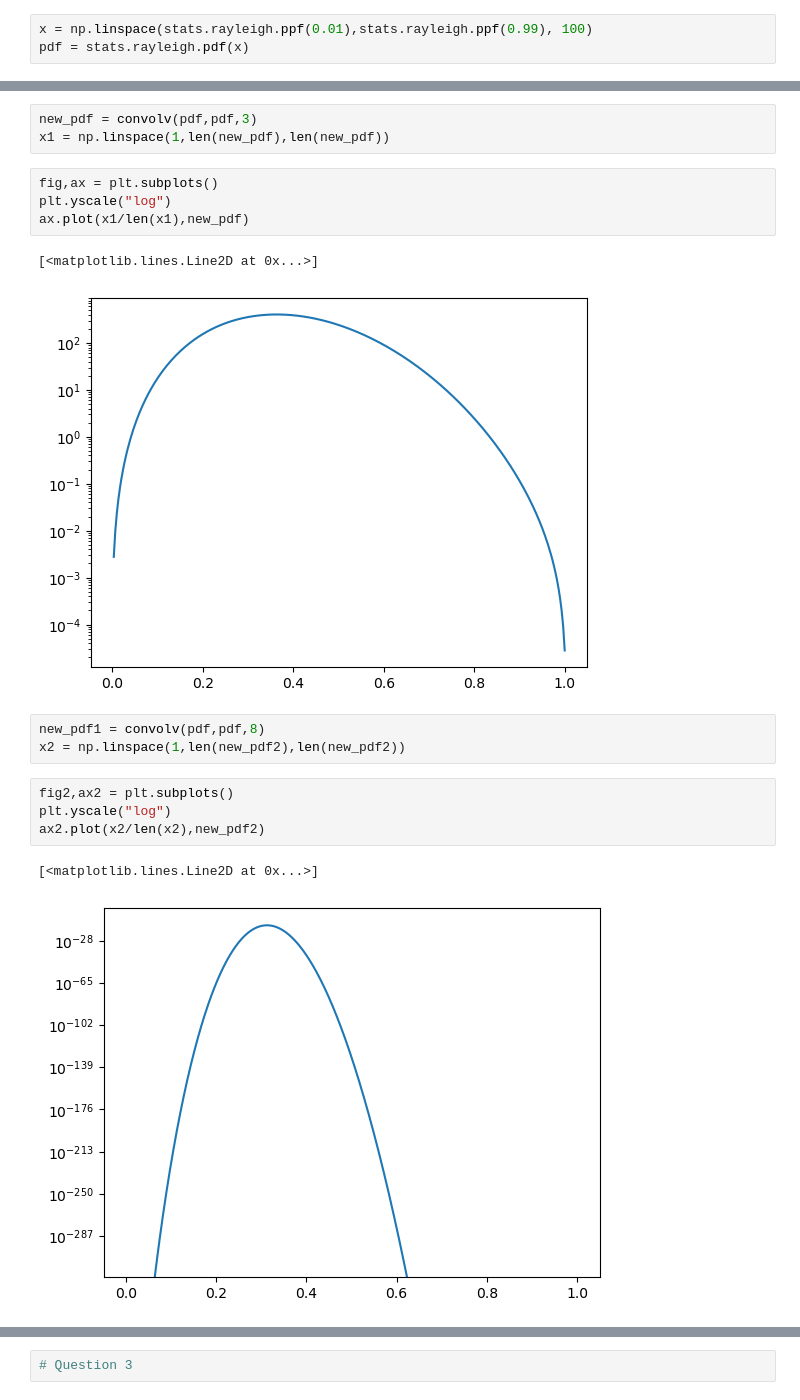
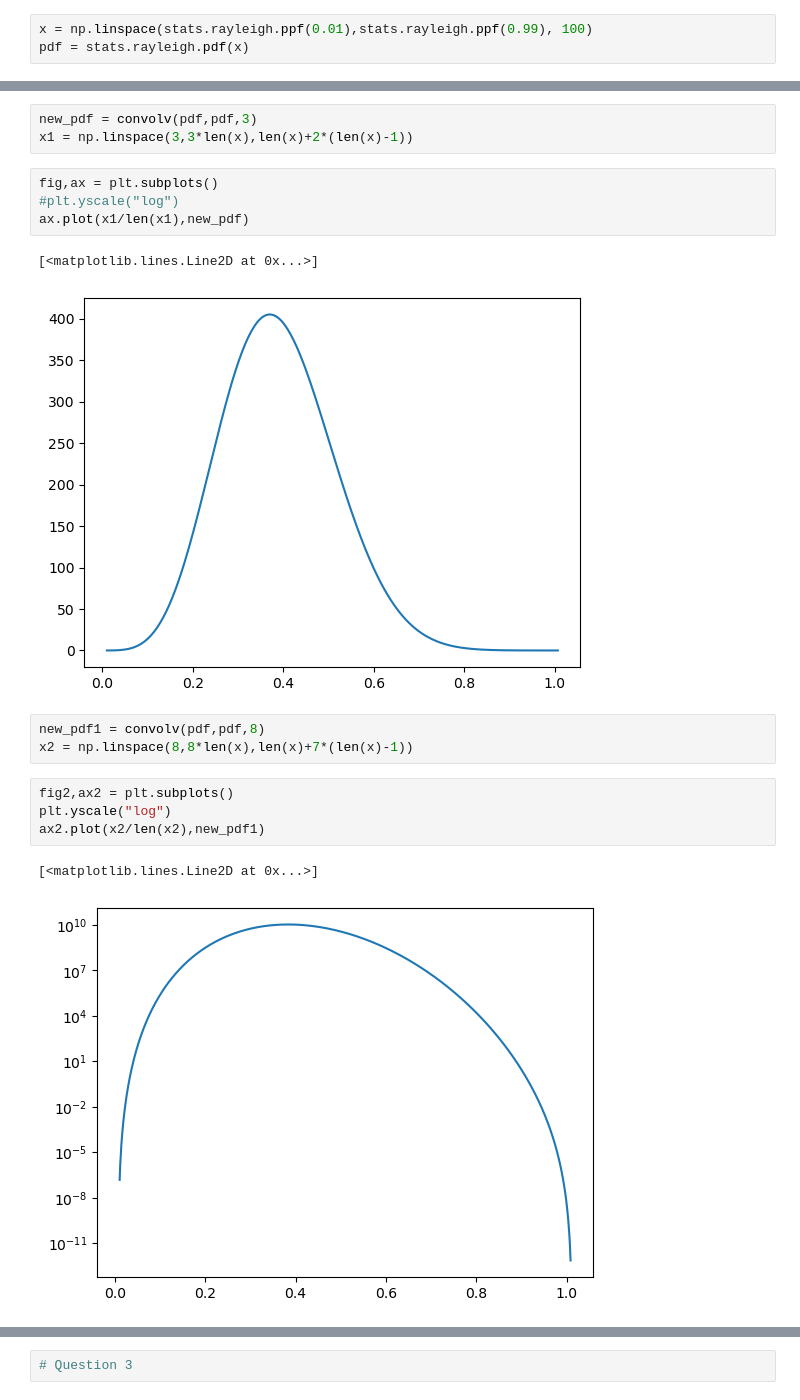
Before and after one commit to AurelianoLZA/Phys_434, a Jupyter notebook: Lab 2.ipynb, the cells around one changed output, grey strips where cells are left out. Saved outputs shown, nothing was run; the diff lists cells and outputs as text.

```diff
--- a/Lab 2.ipynb
+++ b/Lab 2.ipynb
@@ -93,20 +103,20 @@ ax5.plot(x,pdf,lw = "3")
 # %%
 new_pdf = convolv(pdf,pdf,3)
-x1 = np.linspace(1,len(new_pdf),len(new_pdf))
+x1 = np.linspace(3,3*len(x),len(x)+2*(len(x)-1))
 # %%
 fig,ax = plt.subplots()
-plt.yscale("log")
+#plt.yscale("log")
 ax.plot(x1/len(x1),new_pdf)
 # %% [output]
 [<matplotlib.lines.Line2D at 0x...>]
-[figure, old version]
+[figure, new version]
 # %%
 new_pdf1 = convolv(pdf,pdf,8)
-x2 = np.linspace(1,len(new_pdf2),len(new_pdf2))
+x2 = np.linspace(8,8*len(x),len(x)+7*(len(x)-1))
 # %%
 fig2,ax2 = plt.subplots()
 plt.yscale("log")
-ax2.plot(x2/len(x2),new_pdf2)
+ax2.plot(x2/len(x2),new_pdf1)
 # %% [output]
 [<matplotlib.lines.Line2D at 0x...>]
-[figure, old version]
+[figure, new version]
```
Also changed, not shown: parts of 15 cells of this notebook.
